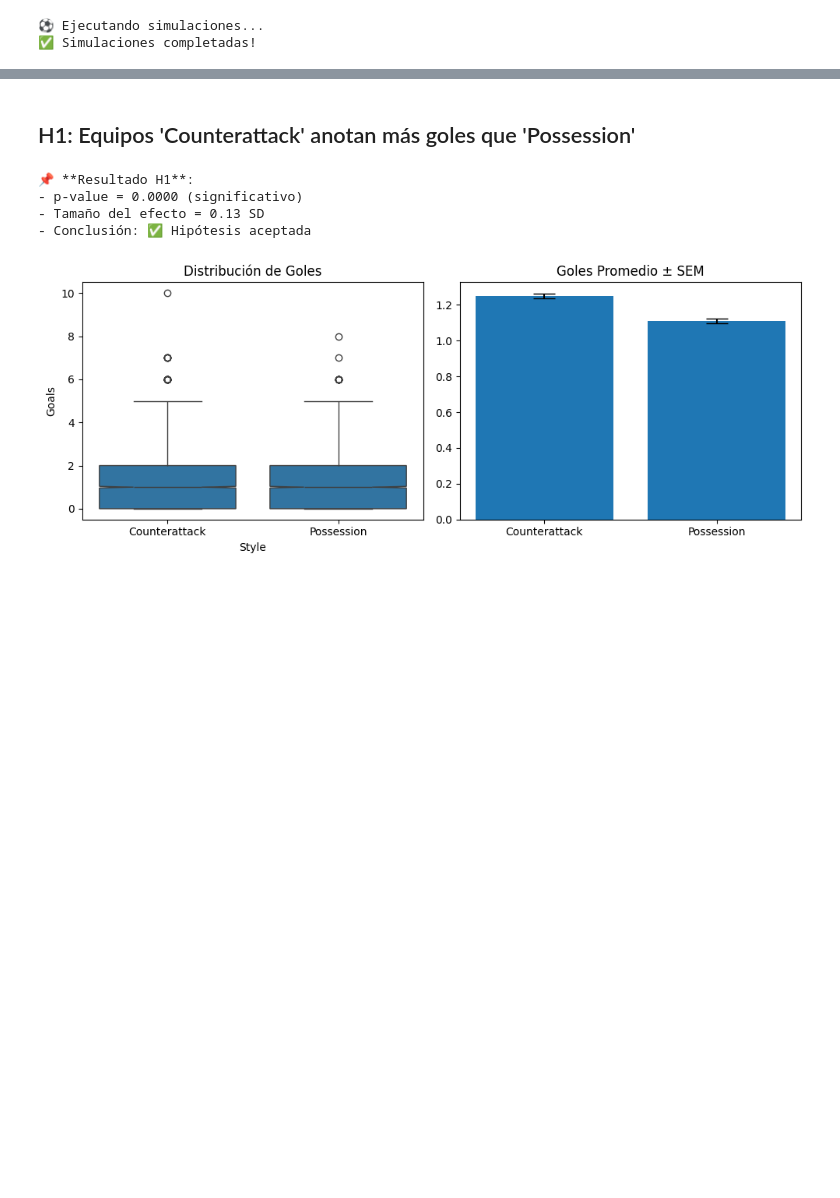
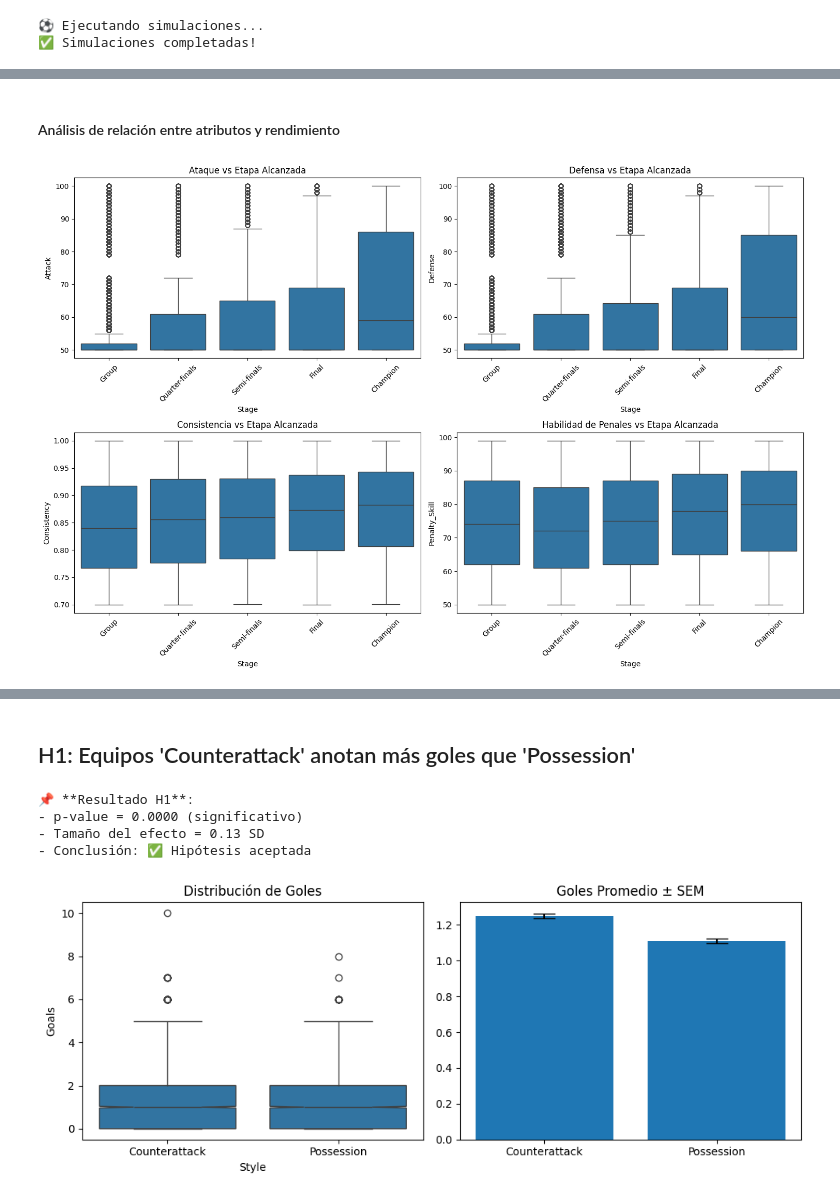
Before and after one commit to kmy-cyber/Football-simulation-DE, a Jupyter notebook: TournamentSimulation.ipynb, the cells around one changed output, grey strips where cells are left out. Saved outputs shown, nothing was run; the diff lists cells and outputs as text; code cells hidden in the pictures; blank space fills up the shorter version.

```diff
--- a/TournamentSimulation.ipynb
+++ b/TournamentSimulation.ipynb
@@ -125,0 +250,38 @@ plt.show()
+# %% [markdown]
+#### Análisis de relación entre atributos y rendimiento
+# %%
+
+plt.figure(figsize=(15, 10))
+
+# Convertir Stage a valor numérico para análisis
+stage_order = {'Group': 0, 'Quarter-finals': 1, 'Semi-finals': 2, 'Final': 3, 'Champion': 4}
+team_df['Stage_Value'] = team_df['Stage'].map(stage_order)
+
+# Subplot 1: Relación entre Attack y Stage alcanzada
+plt.subplot(2, 2, 1)
+sns.boxplot(x='Stage', y='Attack', data=team_df, order=['Group', 'Quarter-finals', 'Semi-finals', 'Final', 'Champion'])
+plt.title('Ataque vs Etapa Alcanzada')
+plt.xticks(rotation=45)
+
+# Subplot 2: Relación entre Defense y Stage alcanzada
+plt.subplot(2, 2, 2)
+sns.boxplot(x='Stage', y='Defense', data=team_df, order=['Group', 'Quarter-finals', 'Semi-finals', 'Final', 'Champion'])
+plt.title('Defensa vs Etapa Alcanzada')
+plt.xticks(rotation=45)
+
+# Subplot 3: Relación entre Consistency y Stage alcanzada
+plt.subplot(2, 2, 3)
+sns.boxplot(x='Stage', y='Consistency', data=team_df, order=['Group', 'Quarter-finals', 'Semi-finals', 'Final', 'Champion'])
+plt.title('Consistencia vs Etapa Alcanzada')
+plt.xticks(rotation=45)
+
+# Subplot 4: Relación entre Penalty_Skill y Stage alcanzada
+plt.subplot(2, 2, 4)
+sns.boxplot(x='Stage', y='Penalty_Skill', data=team_df, order=['Group', 'Quarter-finals', 'Semi-finals', 'Final', 'Champion'])
+plt.title('Habilidad de Penales vs Etapa Alcanzada')
+plt.xticks(rotation=45)
+
+plt.tight_layout()
+plt.show()
+# %% [output]
+[figure, added]
```
Also changed, not shown: parts of 48 cells of this notebook, 1 other file.
